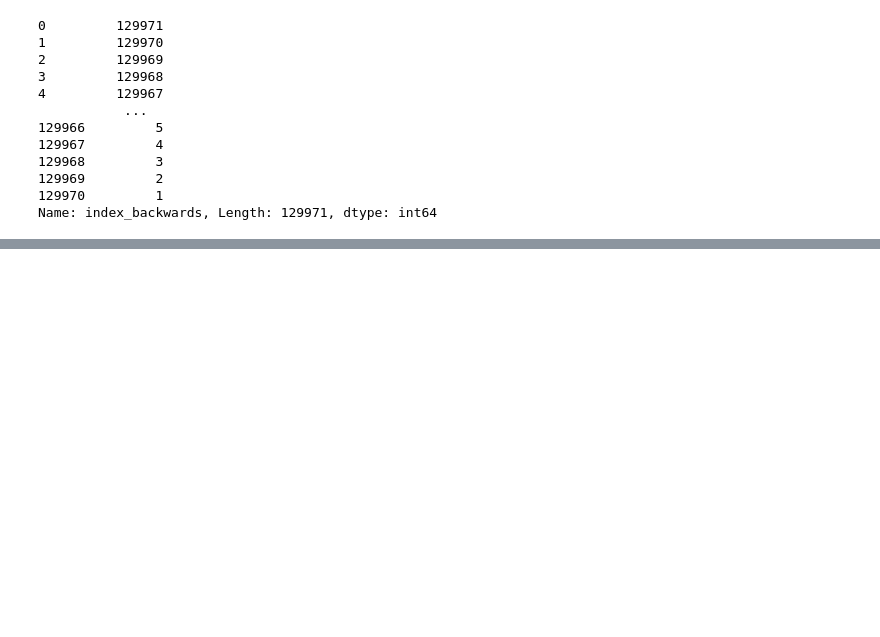
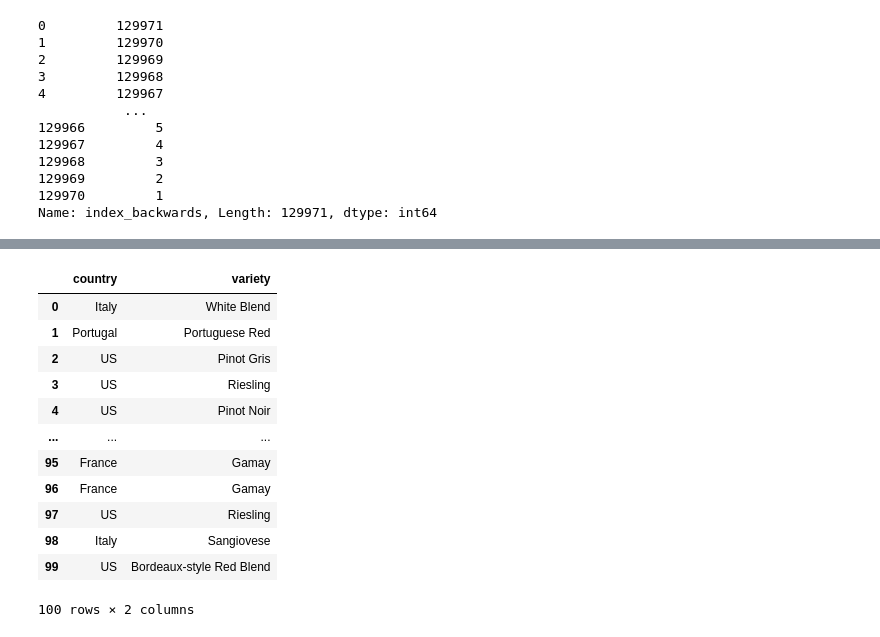
Before and after one commit to oktavianuu/my-pandas, a Jupyter notebook: ISA/indexing_selecting_assigning.ipynb, the cells around one changed output, grey strips where cells are left out. Cells and saved outputs as stored; diff of their text form; code cells hidden in the pictures; blank space fills up the shorter version.

```diff
--- a/ISA/indexing_selecting_assigning.ipynb
+++ b/ISA/indexing_selecting_assigning.ipynb
@@ -358,0 +368,18 @@ SyntaxError: invalid syntax (301916320.py, line 1)
+# %%
+# Create a variable df containing the country and variety columns of the first 100 records.
+df = data.loc[:99, ['country', 'variety']]
+df
+# %% [output]
+|  | country | variety |
+| 0 | Italy | White Blend |
+| 1 | Portugal | Portuguese Red |
+| 2 | US | Pinot Gris |
+| 3 | US | Riesling |
+| 4 | US | Pinot Noir |
+| ... | ... | ... |
+| 95 | France | Gamay |
+| 96 | France | Gamay |
+| 97 | US | Riesling |
+| 98 | Italy | Sangiovese |
+| 99 | US | Bordeaux-style Red Blend |
+100 rows × 2 columns
```
Also changed, not shown: parts of 5 cells of this notebook.
